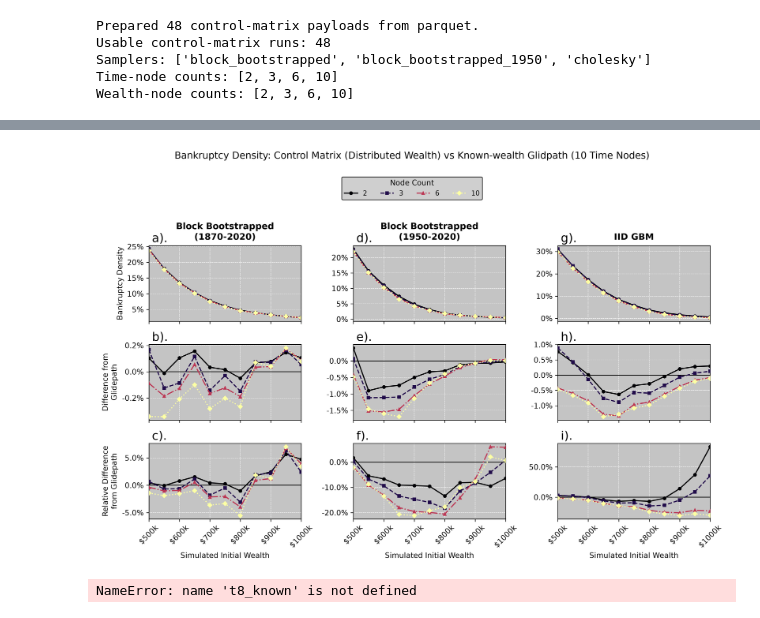
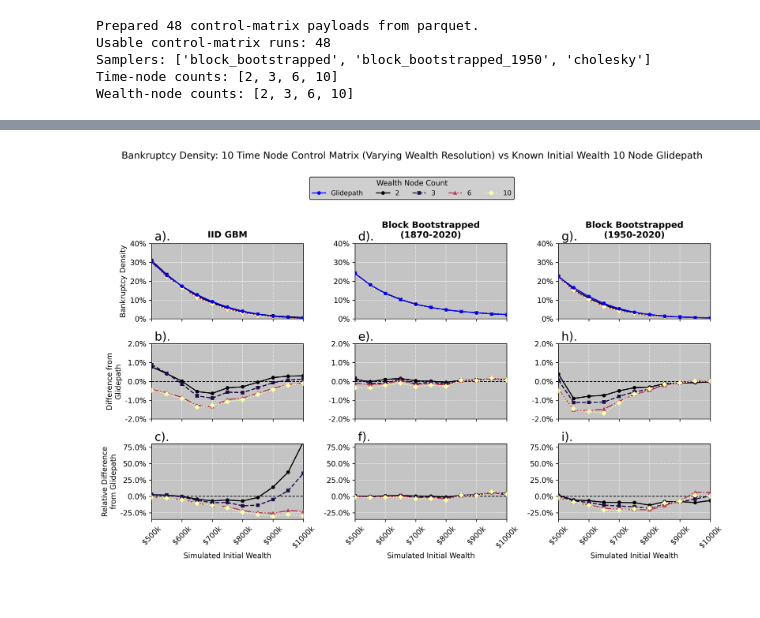
Before and after one commit to Creykish/MADS-Project, a Jupyter notebook: Code/Analysis/2__control_matrix_analysis.ipynb, the cells around one changed output, grey strips where cells are left out. Cells and saved outputs as stored; diff of their text form; code cells hidden in the pictures.

```diff
--- a/Code/Analysis/2__control_matrix_analysis.ipynb
+++ b/Code/Analysis/2__control_matrix_analysis.ipynb
@@ -567,38 +582,37 @@ nodes_to_plot = sorted(
 )
 
 if not nodes_to_plot:
     raise RuntimeError("No distributed-wealth control-matrix node counts available to plot.")
 
 fig, axes = plot_metric_vs_known_wealth_fixed_baseline(
     outcome_node_data=outcome_node_data,
     fixed_baseline_data=fixed_baseline_data,
     nodes_to_plot=nodes_to_plot,
     samplers_to_plot=samplers_to_plot,
     node_dimension="wealth",
     metric="bankruptcy_density",
     metric_label="Bankruptcy Density",
     diff_label="Difference from\nGlidepath",
     rel_diff_label="Relative Difference\nfrom Glidepath",
-    rel_diff_ylim=None,
+    rel_diff_ylim=(-.35,.8),
+    diff_ylim=(-0.02, 0.02),
+    top_ylim=(0.0, 0.4),
     top_as_percent=True,
     diff_as_percent=True,
     rel_diff_as_percent=True,
     sampler_display_names=RETURN_SAMPLER_DISPLAY_NAMES,
+    baseline_label="Glidepath",
+    legend_title="Wealth Node Count",
 )
 
 fig.suptitle(
-    "Bankruptcy Density: Control Matrix (Distributed Wealth) vs Known-wealth Glidpath (10 Time Nodes)",
+    "Bankruptcy Density: 10 Time Node Control Matrix (Varying Wealth Resolution) vs Known Initial Wealth 10 Node Glidepath",
     fontsize=13,
     y=1.12,
 )
 
 fig.tight_layout()
 plt.savefig(os.path.join(PLOTS_DIR, "bankruptcy_density_control_matrix_vs_glidepath.png"), dpi=300, bbox_inches="tight", pad_inches=0.2)
 plt.show()
 # %% [output]
-[figure, old version]
+[figure, new version]
-# %%
-
-t8_known
-# %% [output]
-NameError: name 't8_known' is not defined
```
Also changed, not shown: parts of 6 cells of this notebook, 13 other files.
